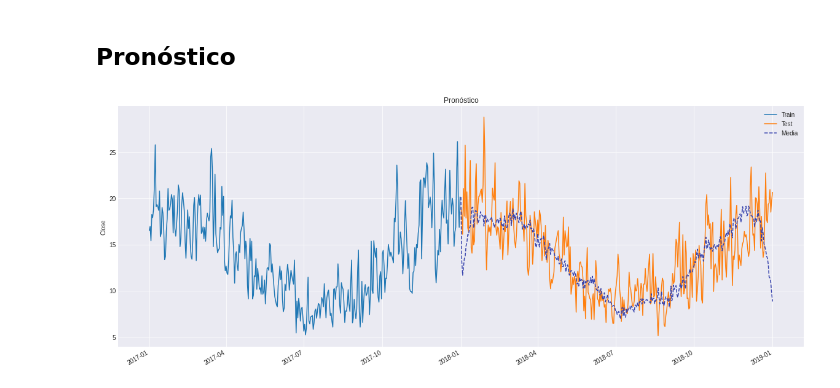
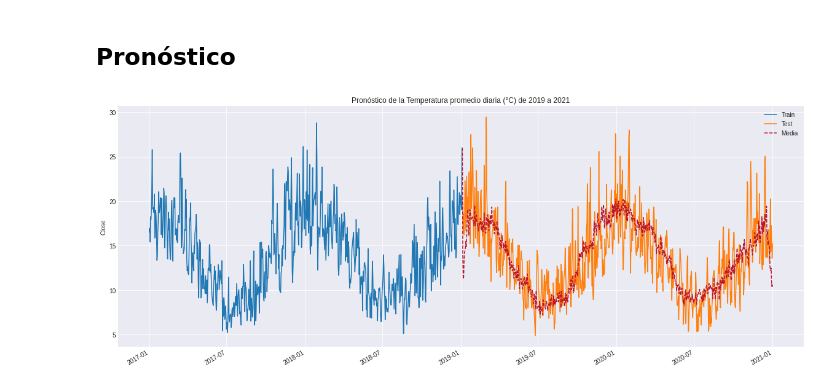
Before and after one commit to scardenol/proc_est2, a Jupyter notebook: P3.ipynb, the cells around one changed output. Saved outputs shown, nothing was run; the diff lists cells and outputs as text; code cells hidden in the pictures.

```diff
--- a/P3.ipynb
+++ b/P3.ipynb
@@ -48,8 +48,8 @@ data2 = pd.read_csv(url2, delimiter=',')
 data2.index = pd.to_datetime((data2['Year']*10000+data2['Month']*100+data2['Day']).apply(str), format='%Y-%m-%d')
 
 # Filtrar de 2017 a 2021
-data1 = data1.loc['2017-01-01':'2019-01-01']
-data2 = data2.loc['2017-01-01':'2019-01-01']
+data1 = data1.loc['2017-01-01':'2021-01-01']
+data2 = data2.loc['2017-01-01':'2021-01-01']
 
 # Filtrar columna de temperatura máxima y mínima
 data1 = data1['Maximum temperature (Degree C)']
@@ -285,7 +285,7 @@ Despues de realizar la estimación y reestimación de los parámetros se procede
 # %%
 # Simulación
 
-l = 100 # número de simulaciones
+l = 1000 # número de simulaciones
 p = len(train) # número de observaciones
 
 X = np.zeros((l,p))
@@ -295,7 +295,6 @@ T = np.linspace(dt, 1, p) # Intervalo equiespaciado en [0,1]
 mu = mu_hat
 alpha = alpha_2hat
 sigma = sigma_hat
-omega = omg
 
 X0 = train[0] # Valor inicial
 
@@ -345,26 +343,26 @@ for sim in range(l): # Ciclo de simulaciones
 # %%
 # Visualizar
 
 fig1 = plt.figure(figsize=(20,8))
 
 train.plot()
-test.plot(title='Pronóstico');
+test.plot(title='Pronóstico de la Temperatura promedio diaria (°C) de 2019 a 2021');
 
 X_hat = pd.DataFrame(X_hat)
 X_hat_mean = pd.Series(X_hat.mean(axis=0).values, index=test.index)
-X_hat_mean.plot(style='--', color='#3743ad');
+X_hat_mean.plot(style='--', color='#BD162C');
 X_hat_median = pd.Series(X_hat.quantile(q=0.5, axis=0).values, index=test.index)
 # X_hat_median.plot(style='--', color='#3743ad');
 
 
 
 # Bandas de confianzas
 X_hat_hi = pd.Series(X_hat.quantile(q=0.55, axis=0).values, index=test.index)
 # X_hat_hi.plot(style='--', color='black');
 X_hat_lo = pd.Series(X_hat.quantile(q=0.45, axis=0).values, index=test.index)
 # X_hat_lo.plot(style='--', color='black');
 
 plt.ylabel('Close');
 plt.legend(['Train','Test', 'Media', 'Mediana']);
 # %% [output]
-[figure, old version]
+[figure, new version]
```
Also changed, not shown: parts of 8 cells of this notebook.
